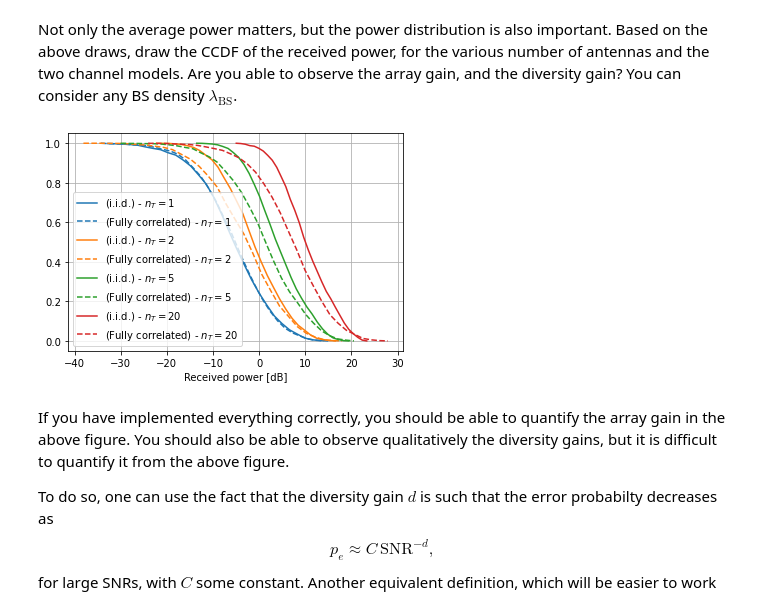
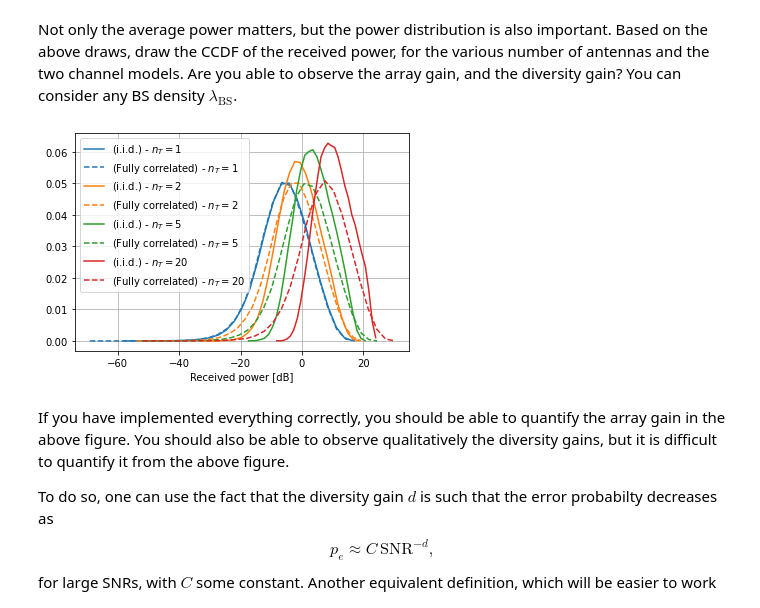
Before and after one commit to jeertmans/LELEC2796, a Jupyter notebook: project/Session-3.ipynb, the cells around one changed output. Saved outputs shown, nothing was run; the diff lists cells and outputs as text; code cells hidden in the pictures.

```diff
--- a/project/Session-3.ipynb
+++ b/project/Session-3.ipynb
@@ -37,7 +37,7 @@ def path_loss_model(r: np.ndarray, h: float = 1.0, alpha: float = 3.0) -> np.nda
 # %%
 def SISO_fading() -> np.float:
     """
-    Returns the fading coefficient $h$ from the Rayleigh fading model
+    Returns the fading coefficient $h$, with as modelthe Rayleigh fading model
     """
 
     h = (np.random.randn() + 1j * np.random.randn()) / np.sqrt(2)
@@ -187,0 +200,6 @@ plt.grid()
+# %%
+def BER(SNR: float = 10,) -> float:
+    """
+    Returns the BER corresponding to the SNR, for a communication scheme which can be chosen by the user
+    """
+    return 0.5 *erfc(np.sqrt(SNR))  #for BPSK
@@ -274,0 +271,24 @@ plt.legend()
+# %%
+
+mean_power_no_fading = np.mean(results_no_fading[:, idx_lam])
+hist_chi_no_fading = hist_ppp_no_fading * mean_power_no_fading
+bins_chi_no_fading = bin_edges_ppp_no_fading / mean_power_no_fading
+CDF_chi_no_fading = np.cumsum(hist_chi_no_fading * np.diff(bins_chi_no_fading))
+
+(line,) = plt.semilogy(
+        -bins_chi_no_fading[:-1], CDF_chi_no_fading, "-", label=f"No fading"
+)
+
+mean_power_fading = np.mean(results_fading[:, idx_lam])
+hist_chi_fading = hist_ppp_fading * mean_power_fading
+bins_chi_fading = bin_edges_ppp_fading / mean_power_fading
+CDF_chi_fading = np.cumsum(hist_chi_fading * np.diff(bins_chi_fading))
+
+(line,) = plt.semilogy(
+        -bins_chi_fading[:-1], CDF_chi_fading, "-", label=f"No fading"
+)
+
+plt.legend()
+plt.xlabel("$ [SNR]_{dB}-K$")
+plt.ylabel('Outage probability')
+plt.grid()
@@ -435,11 +457,11 @@ MRT_results_full_cor = []
 
 # :START-REMOVE:
 alpha = 3.0
-N_geo = 2000
+N_geo = 200000
 P0 = 10
 h = 1
-L = 100
-lambda_vec = np.linspace(0.004, 0.4, 100)
+L = 30
+lambda_vec = [0.04] #np.linspace(0.004, 0.4, 30)
 N_lam = len(lambda_vec)
 N_T_vec = np.array([1, 2, 5, 20])
 
@@ -507,43 +529,43 @@ plt.ylabel("Average received power [dB]");
 Not only the average power matters, but the power distribution is also important. Based on the above draws, draw the CCDF of the received power, for the various number of antennas and the two channel models. Are you able to observe the array gain, and the diversity gain? You can consider any BS density $\lambda_{\text{BS}}$.
 # %%
 n_bins = 30
-idx_lam = 10
+idx_lam = 0
 
 for i, n_T in enumerate(N_T_vec):
     # i.i.d. channel
     powers_ppp = MRT_results_iid[i][:, idx_lam]
     hist_ppp, bin_edges_ppp = np.histogram(
         10 * np.log10(powers_ppp), bins=n_bins, density=True
     )
     CDF_ppp = np.cumsum(hist_ppp * np.diff(bin_edges_ppp))
     CCDF_ppp = 1 - CDF_ppp
     (line,) = plt.plot(
-        bin_edges_ppp[:-1], CCDF_ppp, "-", label=f"(i.i.d.) - $n_T = {n_T}$"
+        bin_edges_ppp[:-1], hist_ppp, "-", label=f"(i.i.d.) - $n_T = {n_T}$"
     )
 
     # fully correlated channel
     powers_ppp = MRT_results_full_cor[i][:, idx_lam]
     hist_ppp, bin_edges_ppp = np.histogram(
         10 * np.log10(powers_ppp), bins=n_bins, density=True
     )
     CDF_ppp = np.cumsum(hist_ppp * np.diff(bin_edges_ppp))
     CCDF_ppp = 1 - CDF_ppp
     (line,) = plt.plot(
         bin_edges_ppp[:-1],
-        CCDF_ppp,
+        hist_ppp,
         color=line.get_color(),
         linestyle="--",
         label=f"(Fully correlated) - $n_T = {n_T}$",
     )
 
 
 plt.legend()
 
 
 plt.xlabel("Received power [dB]")
 plt.grid()
 # %% [output]
-[figure, old version]
+[figure, new version]
 # %% [markdown]
 If you have implemented everything correctly, you should be able to quantify the array gain in the above figure. You should also be able to observe qualitatively the diversity gains, but it is difficult to quantify it from the above figure.
 
```
Also changed, not shown: parts of 21 cells of this notebook.
